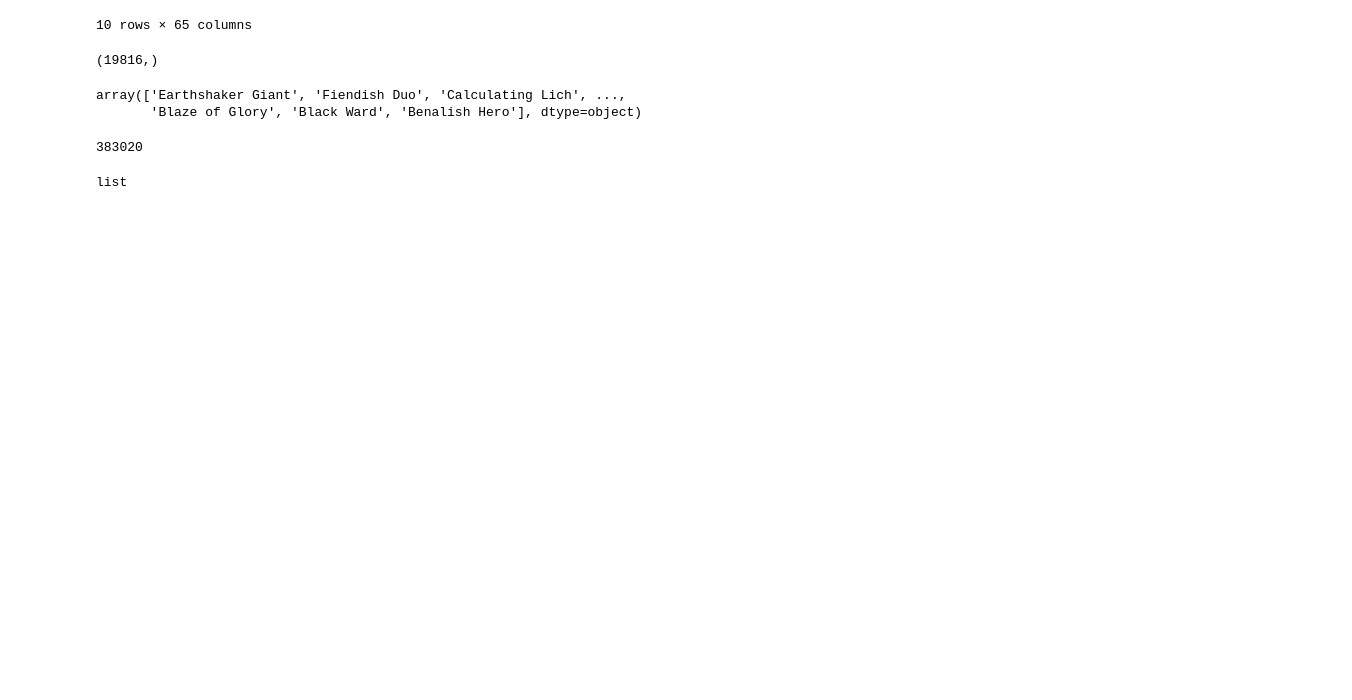
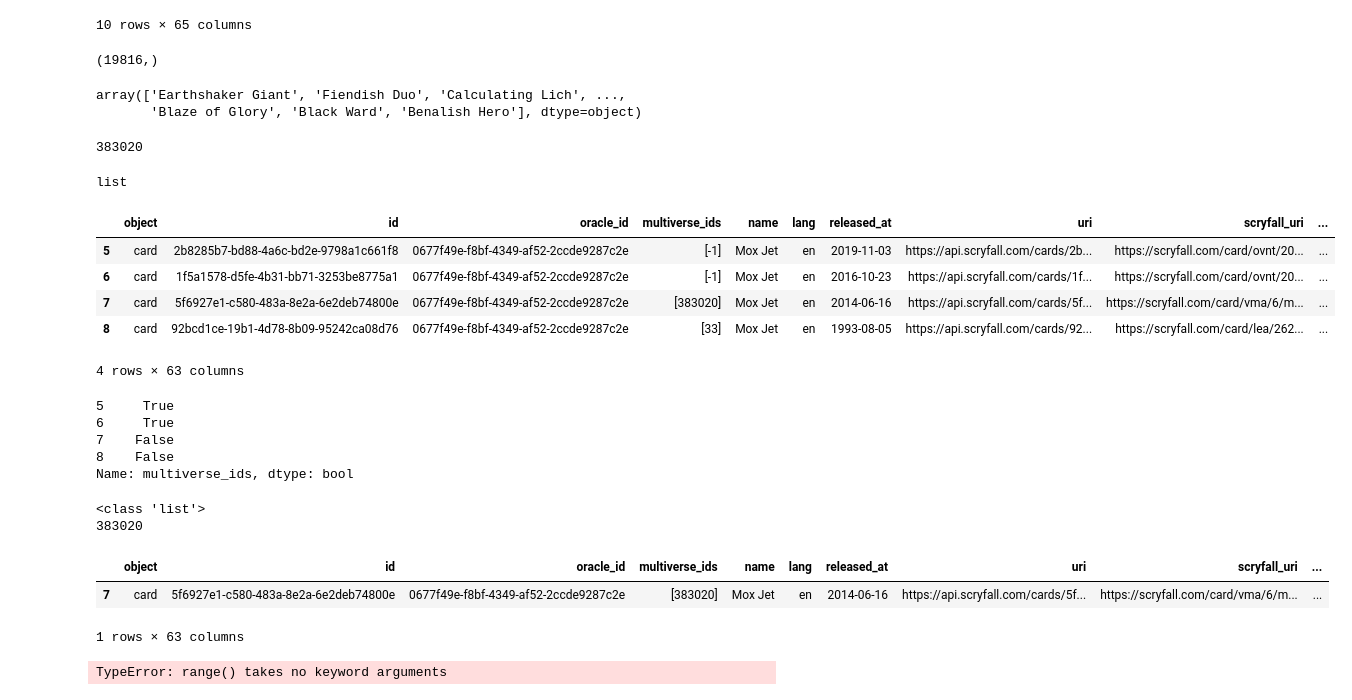
Before and after one commit to Mariodraghidicomodo/elaborato, a Jupyter notebook: progetto_data_scienze/codice/test2.ipynb, the cells around one changed output. Cells and saved outputs as stored; diff of their text form; code cells hidden in the pictures; blank space fills up the shorter version.

```diff
--- a/progetto_data_scienze/codice/test2.ipynb
+++ b/progetto_data_scienze/codice/test2.ipynb
@@ -83,0 +88,30 @@ for x in multiid:
+# %%
+multiids = data[(data.name == 'Mox Jet')]
+# %%
+multiids
+# %% [output]
+|  | object | id | oracle_id | multiverse_ids | name | lang | released_at | uri | scryfall_uri | ... |
+| 5 | card | 2b8285b7-bd88-4a6c-bd2e-9798a1c661f8 | 0677f49e-f8bf-4349-af52-2ccde9287c2e | [-1] | Mox Jet | en | 2019-11-03 | https://api.scryfall.com/cards/2b... | https://scryfall.com/card/ovnt/20... | ... |
+| 6 | card | 1f5a1578-d5fe-4b31-bb71-3253be8775a1 | 0677f49e-f8bf-4349-af52-2ccde9287c2e | [-1] | Mox Jet | en | 2016-10-23 | https://api.scryfall.com/cards/1f... | https://scryfall.com/card/ovnt/20... | ... |
+| 7 | card | 5f6927e1-c580-483a-8e2a-6e2deb74800e | 0677f49e-f8bf-4349-af52-2ccde9287c2e | [383020] | Mox Jet | en | 2014-06-16 | https://api.scryfall.com/cards/5f... | https://scryfall.com/card/vma/6/m... | ... |
+| 8 | card | 92bcd1ce-19b1-4d78-8b09-95242ca08d76 | 0677f49e-f8bf-4349-af52-2ccde9287c2e | [33] | Mox Jet | en | 1993-08-05 | https://api.scryfall.com/cards/92... | https://scryfall.com/card/lea/262... | ... |
+4 rows × 63 columns
+# %%
+multiids.multiverse_ids.isin([[-1]])
+# %% [output]
+5     True
+6     True
+7    False
+8    False
+Name: multiverse_ids, dtype: bool
+# %%
+multiids = df[(df.name == 'Mox Jet') & (df.multiverse_ids.isin([[-1]]) == False)].head(1)
+if multiids.empty == True:
+    df[df.name == 'Mox_Jet'].head(1)
+else:
+    for x in multiids.multiverse_ids:
+        print(type(x))
+        print(x[0])
+# %% [output]
+<class 'list'>
+383020
@@ -83,0 +121,11 @@ for x in multiid:
+# %%
+multiids
+# %% [output]
+|  | object | id | oracle_id | multiverse_ids | name | lang | released_at | uri | scryfall_uri | ... |
+| 7 | card | 5f6927e1-c580-483a-8e2a-6e2deb74800e | 0677f49e-f8bf-4349-af52-2ccde9287c2e | [383020] | Mox Jet | en | 2014-06-16 | https://api.scryfall.com/cards/5f... | https://scryfall.com/card/vma/6/m... | ... |
+1 rows × 63 columns
+# %%
+for x in range(10,30,3):
+    print(x)
+# %% [output]
+TypeError: range() takes no keyword arguments
```
Also changed, not shown: parts of 3 cells of this notebook, 4 other files.
